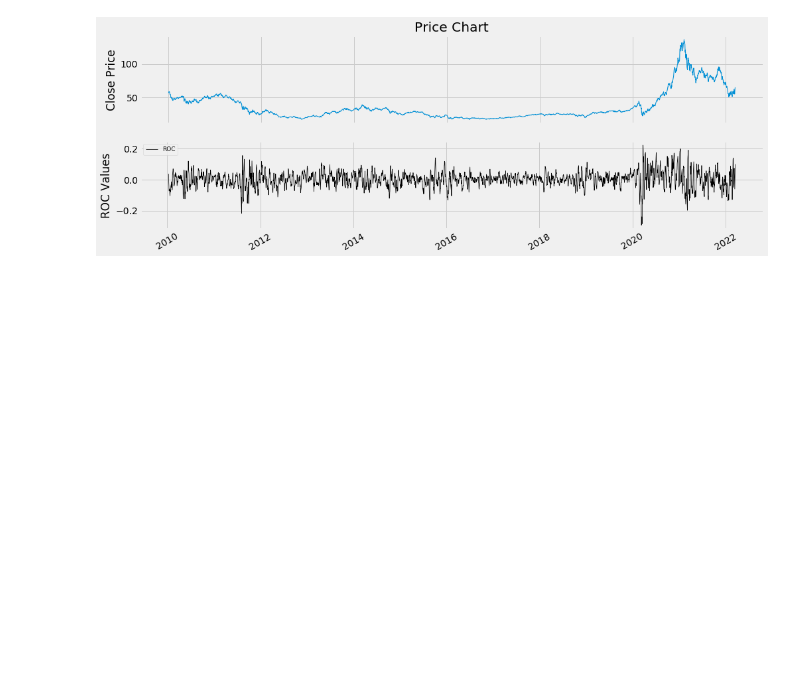
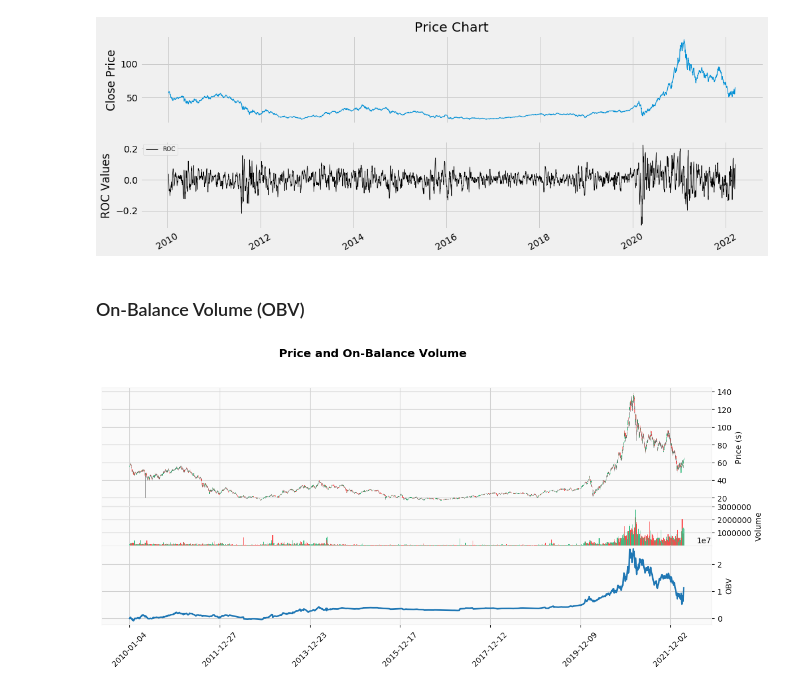
Before and after one commit to SanjulaMeneripitiya/A-Random-Forests-Approach-to-Predicting-Clean-Energy-Stock-Prices---Rebid, a Jupyter notebook: A Random Forests Approach to Predicting Clean Energy Stock Prices - Rebid.ipynb, the cells around one changed output. Cells and saved outputs as stored; diff of their text form; code cells hidden in the pictures; blank space fills up the shorter version.

```diff
--- a/A Random Forests Approach to Predicting Clean Energy Stock Prices - Rebid.ipynb
+++ b/A Random Forests Approach to Predicting Clean Energy Stock Prices - Rebid.ipynb
@@ -166,3 +169,33 @@ plt.setp(plt.gca().get_xticklabels(),rotation=30)
 plt.show()
 # %% [output]
 [figure]
+# %% [markdown]
+### On-Balance Volume (OBV)
+# %%
+def add_obv(df):
+    df['OBV'] = (np.sign(df["Close"].diff()) * df["Volume"]).fillna(0).cumsum()
+    return df
+# %%
+df = add_obv(df)
+# %%
+def plot_obv(df):
+
+    obv_addplot = mpf.make_addplot(df["OBV"], width=2, panel=2, ylabel="OBV")
+
+    mpf.plot(
+        df,
+        addplot=obv_addplot,
+        type="candle",
+        title="Price and On-Balance Volume",
+        ylabel="Price ($)",
+        volume=True,
+        ylabel_lower="Volume",
+        show_nontrading=False,
+        style="yahoo",
+        figsize=(15, 6),
+        panel_ratios=(3, 1, 2),
+        datetime_format="%Y-%m-%d")
+# %%
+plot_obv(df)
+# %% [output]
+[figure, added]
```
Also changed, not shown: parts of 6 cells of this notebook.
